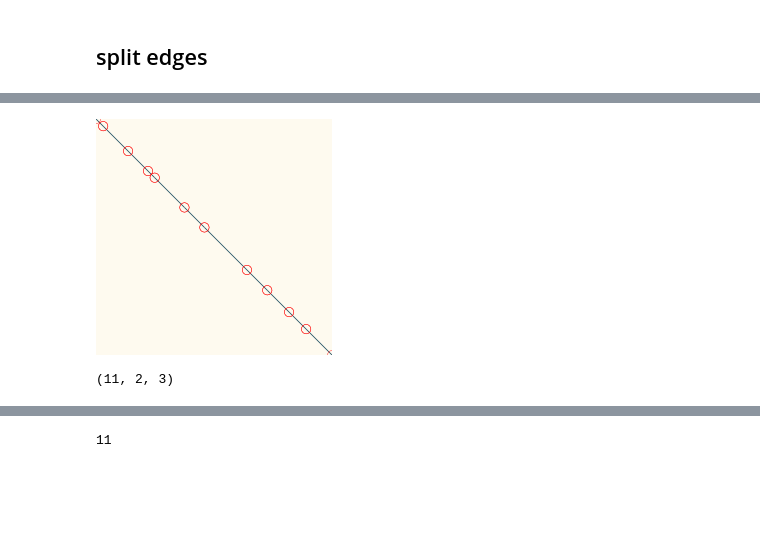
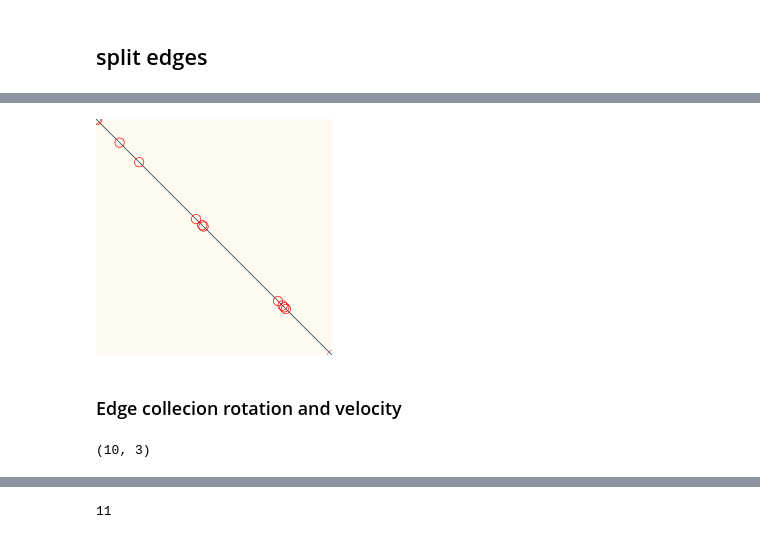
Before and after one commit to leobrowning92/lineart, a Jupyter notebook: shatter_exploration.ipynb, the cells around one changed output, grey strips where cells are left out. Drawn from its saved outputs; the diff is of its cells as text; code cells hidden in the pictures; blank space fills up the shorter version.

```diff
--- a/shatter_exploration.ipynb
+++ b/shatter_exploration.ipynb
@@ -52,11 +41,9 @@ def split(e, n):
 # %%
-splits = split(e*100,10)
+splits = transform.rand_split_edge(e*100,10)
 
 Image(draw.quick_draw_edges(splits, v=True).png())
 # %% [output]
-[figure, old version]
+[figure, new version]
-# %%
-splits.shape
-# %% [output]
-(11, 2, 3)
+# %% [markdown]
+### Edge collecion rotation and velocity
 # %%
@@ -64,3 +56,7 @@ split_collection = EdgeCollection(splits, np.random.randn(*splits[:,0,:].shape),
+# %%
+np.repeat([[0,0,1]], 10, axis=0).shape
+# %% [output]
+(10, 3)
 # %%
 Image(draw.quick_draw_edges(split_collection.edges, v=True).png())
 # %% [output]
```
Also changed, not shown: parts of 30 cells of this notebook, 6 other files.
